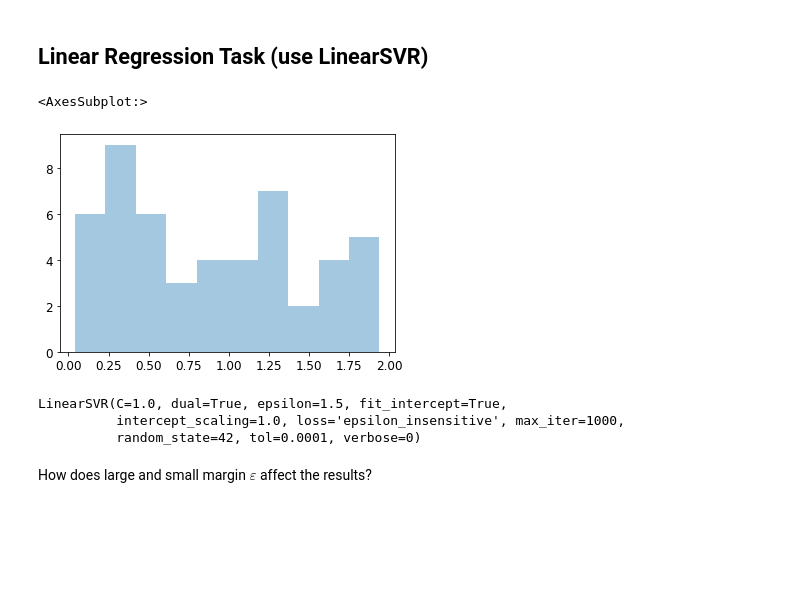
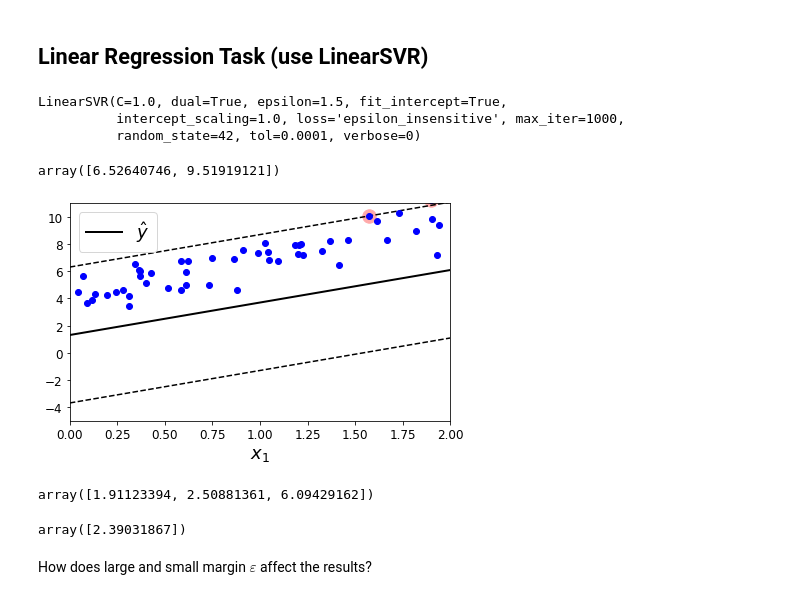
Before and after one commit to iubh/DLMDSML01, a Jupyter notebook: Q_A_Sessions/04_svm/04_support_vector_machines.ipynb, the cells around one changed output. Saved outputs shown, nothing was run; the diff lists cells and outputs as text; code cells hidden in the pictures; blank space fills up the shorter version.

```diff
--- a/Q_A_Sessions/04_svm/04_support_vector_machines.ipynb
+++ b/Q_A_Sessions/04_svm/04_support_vector_machines.ipynb
@@ -758,12 +815,6 @@ np.random.seed(42)
 m = 50
 X = 2 * np.random.rand(m, 1)
 y = (4 + 3 * X + np.random.randn(m, 1)).ravel()
-# %%
-import seaborn as sns
-sns.distplot(X, kde=False, bins=10)
-# %% [output]
-<AxesSubplot:>
-[figure, removed]
 # %%
 from sklearn.svm import LinearSVR # SVR (kernel = 'linear')
 
@@ -773,3 +824,7 @@ svm_reg.fit(X, y)
 LinearSVR(C=1.0, dual=True, epsilon=1.5, fit_intercept=True,
           intercept_scaling=1.0, loss='epsilon_insensitive', max_iter=1000,
           random_state=42, tol=0.0001, verbose=0)
+# %%
+svm_reg.predict([[1.0],[2.0]])
+# %% [output]
+array([6.52640746, 9.51919121])
@@ -776,3 +844,29 @@ LinearSVR(C=1.0, dual=True, epsilon=1.5, fit_intercept=True,
+# %%
+def plot_svm_regression(svm_reg, X, y, axes):
+    x1s = np.linspace(axes[0], axes[1], 100).reshape(100, 1)
+    y_pred = svm_reg.predict(x1s)
+    plt.plot(x1s, y_pred, "k-", linewidth=2, label=r"$\hat{y}$")
+    plt.plot(x1s, y_pred + svm_reg.epsilon, "k--")
+    plt.plot(x1s, y_pred - svm_reg.epsilon, "k--")
+    plt.scatter(X[svm_reg.support_], y[svm_reg.support_], s=180, facecolors='#FFAAAA')
+    plt.plot(X, y, "bo")
+    plt.xlabel(r"$x_1$", fontsize=18)
+    plt.legend(loc="upper left", fontsize=18)
+    plt.axis(axes)
+
+plt.figure(figsize=(15, 4))
+plt.subplot(121)
+plot_svm_regression(svm_reg, X, y, [0, 2,-5, 11])
+# %% [output]
+[figure, added]
+# %%
+svm_reg.predict([[0.25], [0.5], [2.0]])
+# %% [output]
+array([1.91123394, 2.50881361, 6.09429162])
+# %%
+svm_reg.coef_
+# %% [output]
+array([2.39031867])
 # %% [markdown]
 How does large and small margin $\varepsilon$ affect the results?
 # %%
```
Also changed, not shown: parts of 32 cells of this notebook, 7 other files.
